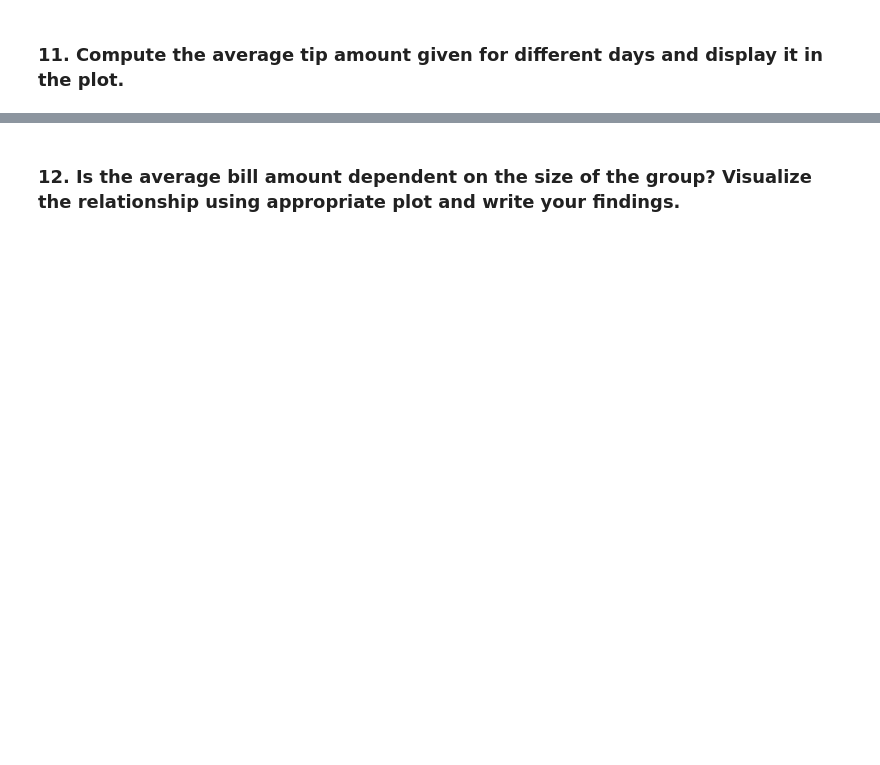
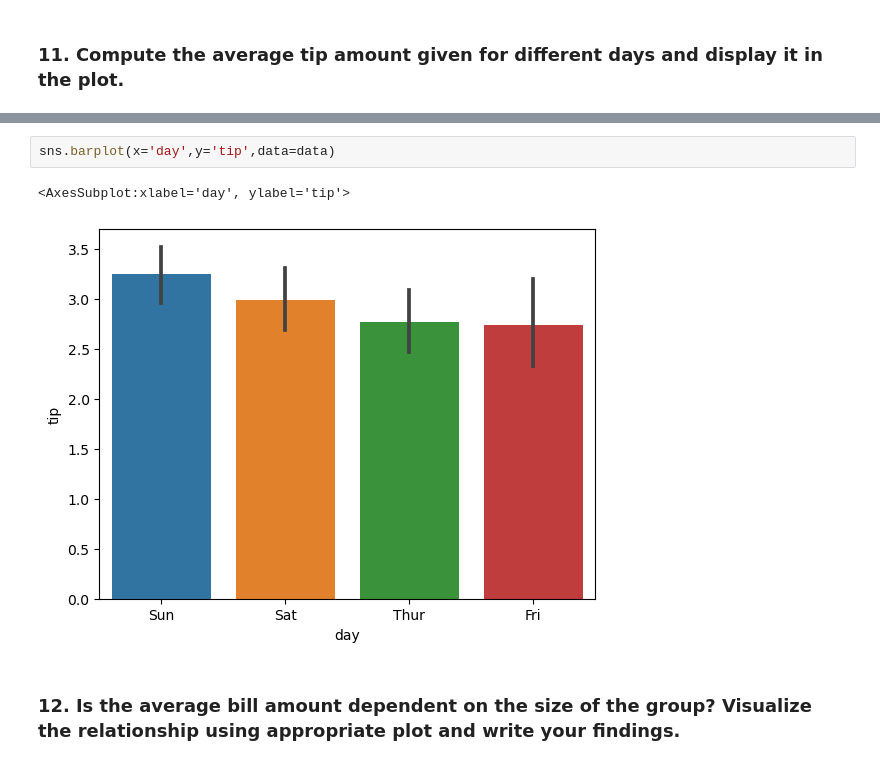
Before and after one commit to tarangini-shetty/tarangini_Lab2_Python_for_DS, a Jupyter notebook: Lab2.ipynb, the cells around one changed output, grey strips where cells are left out. Drawn from its saved outputs; the diff is of its cells as text; blank space fills up the shorter version.

```diff
--- a/Lab2.ipynb
+++ b/Lab2.ipynb
@@ -153,2 +190,7 @@ sns.scatterplot(x='total_bill',y='tip',data=data)
+# %%
+sns.barplot(x='day',y='tip',data=data)
+# %% [output]
+<AxesSubplot:xlabel='day', ylabel='tip'>
+[figure, added]
 # %% [markdown]
 ### 12. Is the average bill amount dependent on the size of the group? Visualize the relationship using appropriate plot and write your findings.
```
Also changed, not shown: parts of 50 cells of this notebook.
